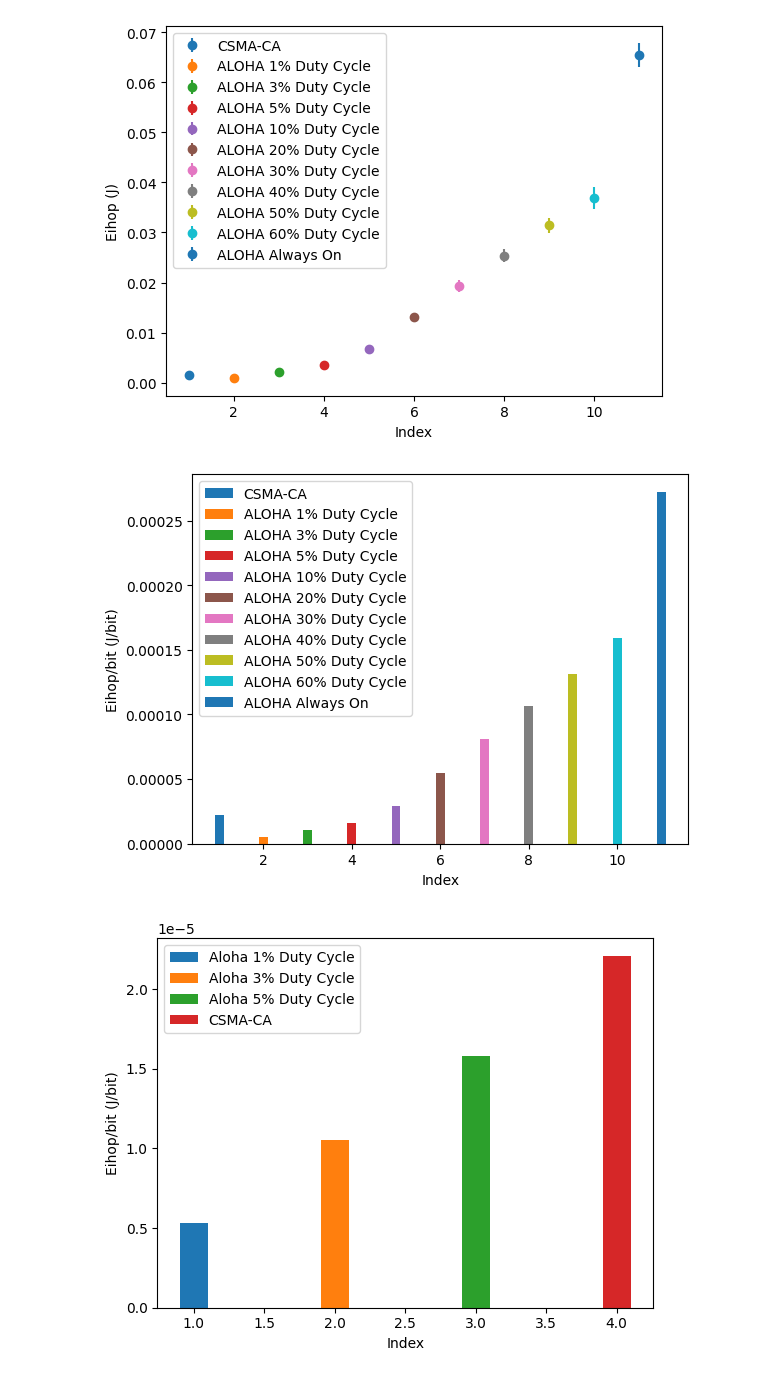
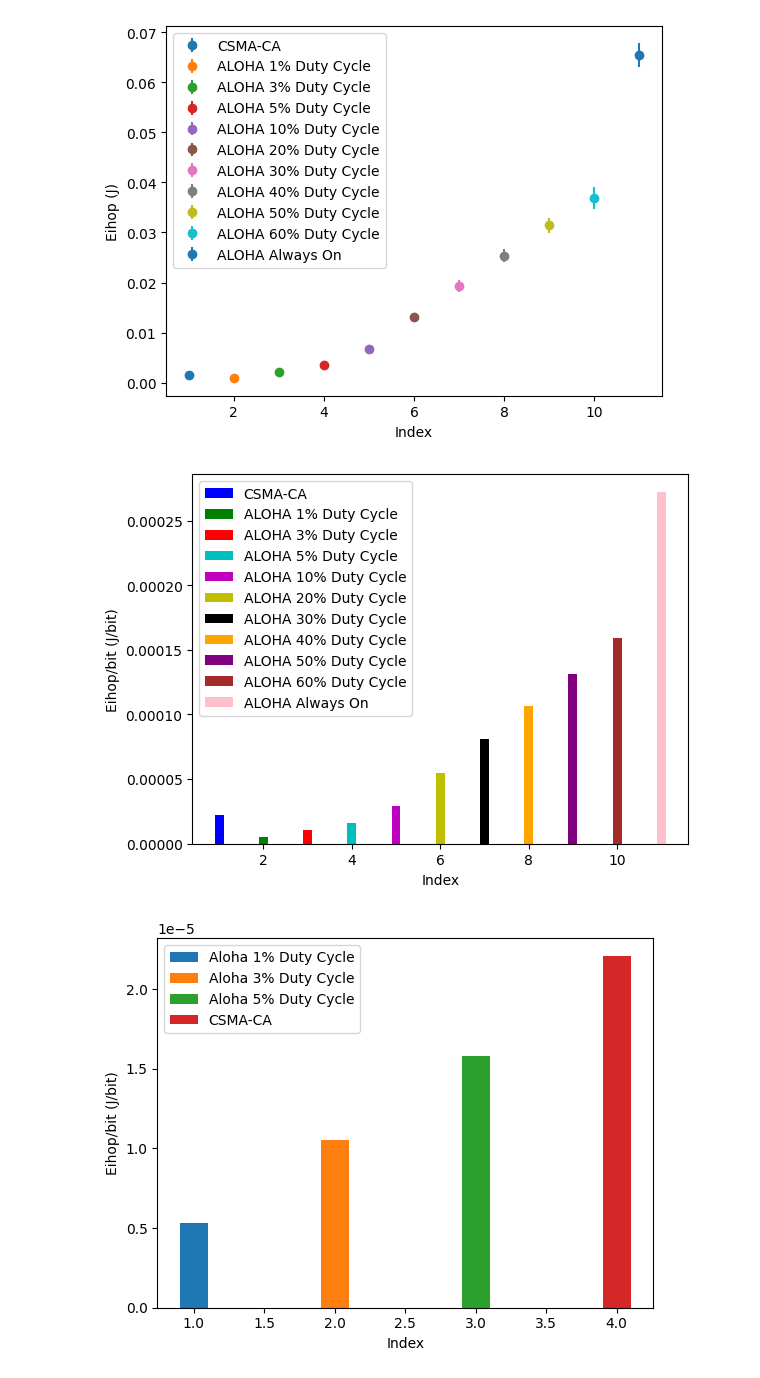
Before and after one commit to KilnerJhow/contiki-aloha, a Jupyter notebook: tcc/confidence_interval.ipynb, the cells around one changed output. Cells and saved outputs as stored; diff of their text form; code cells hidden in the pictures.

```diff
--- a/tcc/confidence_interval.ipynb
+++ b/tcc/confidence_interval.ipynb
@@ -147,35 +147,39 @@ plt.ylabel('Eihop (J)')
 plt.show()
 # %% [output]
 [figure]
+# %%
+#Plot energy per bit
+def plot_energy_per_bit(x, data, label, color = None):
+    if(color):
+        plt.bar(x, data, 0.2, label=label, color=color)
+    else:
+        plt.bar(x, data, 0.2, label=label)
 # %%
-#Plot energy per bit
-def plot_energy_per_bit(x, data, label):
-    plt.bar(x, data, 0.2, label=label)
-
 aloha_labels = [f'ALOHA {dc}% Duty Cycle' for dc in aloha_duty_cycles]
 csma_label = 'CSMA-CA'
 aloha_always_on_label = 'ALOHA Always On'
 
 # Plotar os gráficos
+colors = ['b', 'g', 'r', 'c', 'm', 'y', 'k', 'orange', 'purple', 'brown', 'pink']
 x = 1
-plot_energy_per_bit(x, csma_df_final['Eihop/bit'], csma_label)
-for dc, label in zip(aloha_duty_cycles, aloha_labels):
+plot_energy_per_bit(x, csma_df_final['Eihop/bit'], csma_label, colors[0])
+for dc, label, color in zip(aloha_duty_cycles, aloha_labels, colors[1:]):
     x += 1
-    plot_energy_per_bit(x, aloha_rdc_final_dfs[dc]['Eihop/bit'], label)
-plot_energy_per_bit(x + 1, aloha_always_on_df_final['Eihop/bit'],  aloha_always_on_label)
+    plot_energy_per_bit(x, aloha_rdc_final_dfs[dc]['Eihop/bit'], label, color)
+plot_energy_per_bit(x + 1, aloha_always_on_df_final['Eihop/bit'],  aloha_always_on_label, colors[-1])
 
 
 # Adicionar uma legenda
 plt.legend()
 
 # Adicionar rótulos para os eixos
 plt.xlabel('Index')
 plt.ylabel('Eihop/bit (J/bit)')
 
 # Mostrar o gráfico
 plt.show()
 # %% [output]
-[figure, old version]
+[figure, new version]
 # %%
 plot_energy_per_bit(1, aloha_rdc_final_dfs['1']['Eihop/bit'], 'Aloha 1% Duty Cycle')
 plot_energy_per_bit(2, aloha_rdc_final_dfs['3']['Eihop/bit'], 'Aloha 3% Duty Cycle')
```
Also changed, not shown: 1 other file.
